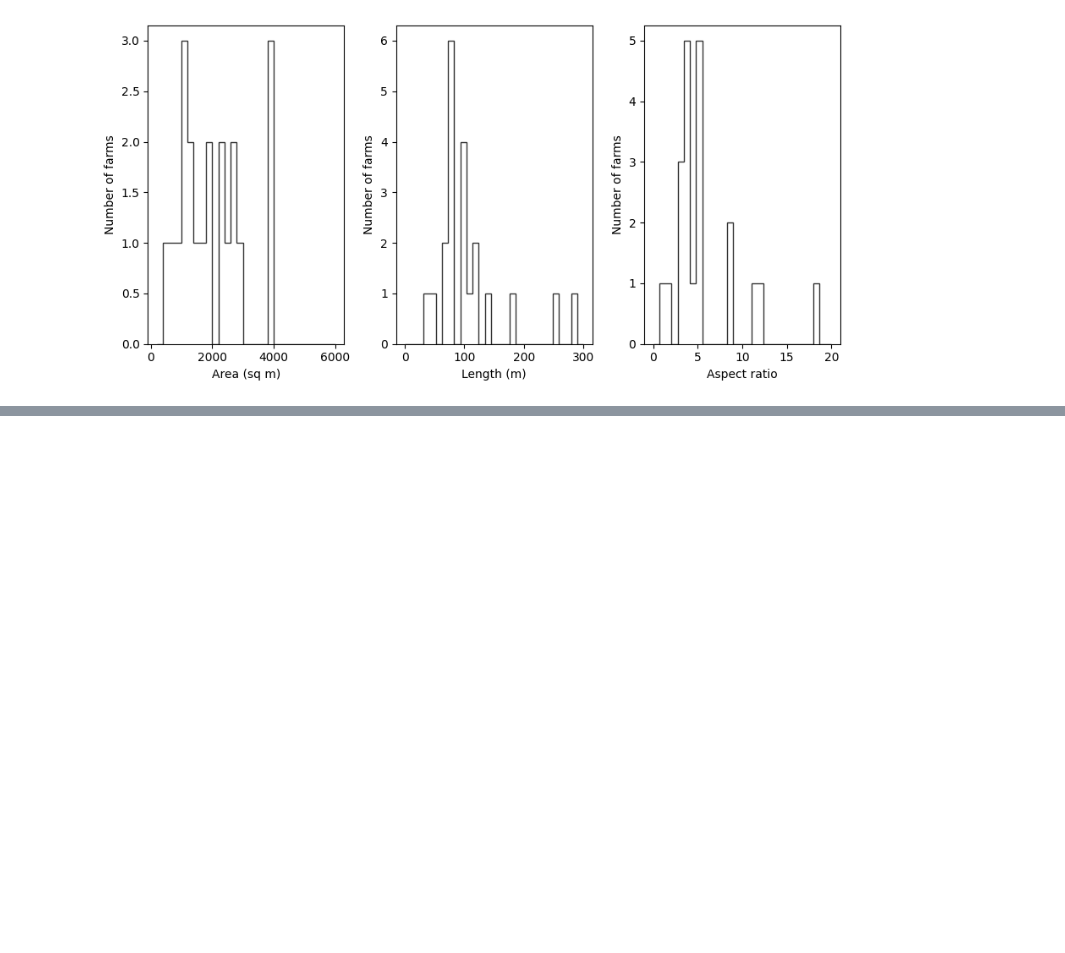
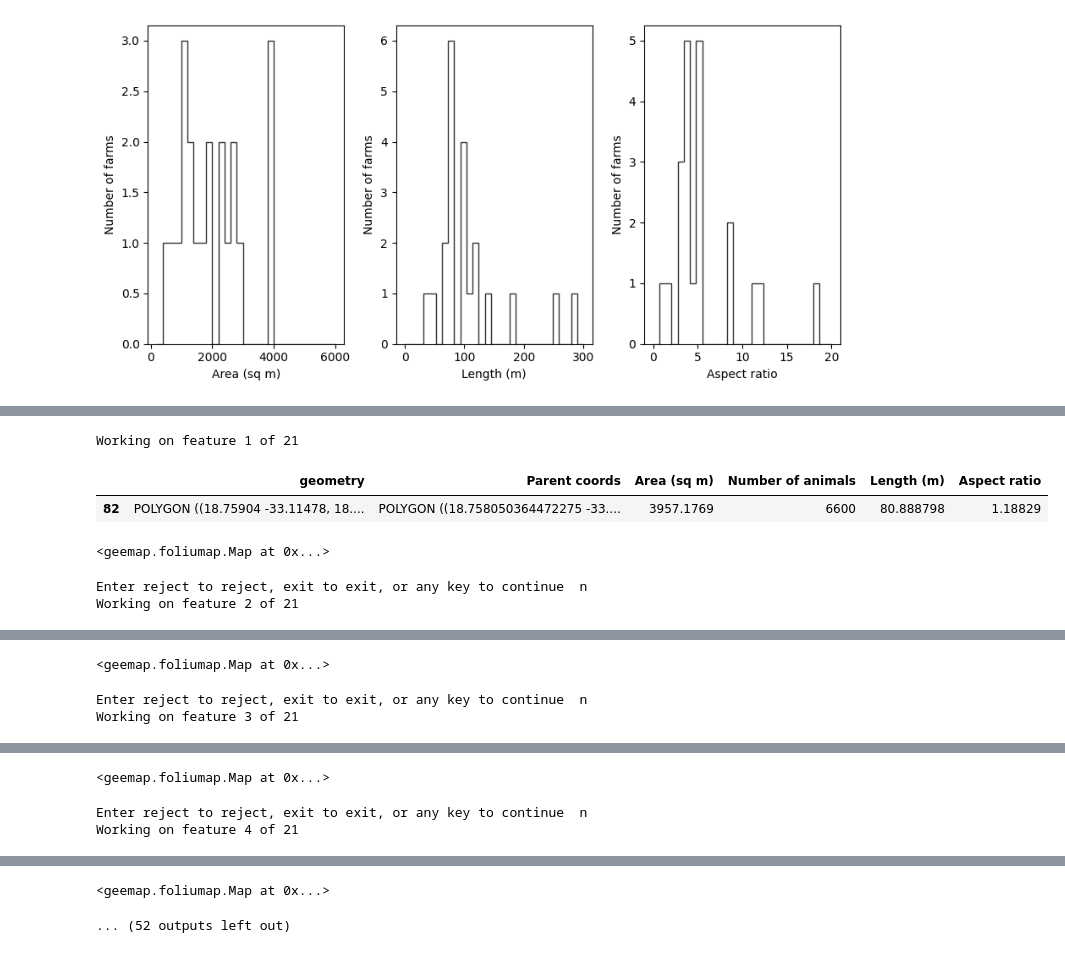
Before and after one commit to rachelemason/CAFO-AI, a Jupyter notebook: 4_SouthAfrica.ipynb, the cells around one changed output, grey strips where cells are left out. Drawn from its saved outputs; the diff is of its cells as text; code cells hidden in the pictures; blank space fills up the shorter version.

```diff
--- a/4_SouthAfrica.ipynb
+++ b/4_SouthAfrica.ipynb
@@ -197,0 +179,11 @@ plt.plot(max_farm_bldgs['Area (sq m)'], max_farm_bldgs["Aspect ratio"], "ko")
+# %%
+# Step through the farms on a map
+
+_ = explore.loop_over_buildings(max_farm_bldgs)
+# %% [output]
+Working on feature 1 of 21
+|  | geometry | Parent coords | Area (sq m) | Number of animals | Length (m) | Aspect ratio |
+| 82 | POLYGON ((18.75904 -33.11478, 18.... | POLYGON ((18.758050364472275 -33.... | 3957.1769 | 6600 | 80.888798 | 1.18829 |
+<geemap.foliumap.Map at 0x...>
+Enter reject to reject, exit to exit, or any key to continue  n
+Working on feature 2 of 21
@@ -197,0 +192,3 @@ plt.plot(max_farm_bldgs['Area (sq m)'], max_farm_bldgs["Aspect ratio"], "ko")
+<geemap.foliumap.Map at 0x...>
+Enter reject to reject, exit to exit, or any key to continue  n
+Working on feature 3 of 21
@@ -197,0 +197,3 @@ plt.plot(max_farm_bldgs['Area (sq m)'], max_farm_bldgs["Aspect ratio"], "ko")
+<geemap.foliumap.Map at 0x...>
+Enter reject to reject, exit to exit, or any key to continue  n
+Working on feature 4 of 21
@@ -197,0 +202,2 @@ plt.plot(max_farm_bldgs['Area (sq m)'], max_farm_bldgs["Aspect ratio"], "ko")
+<geemap.foliumap.Map at 0x...>
+... (52 outputs left out)
```
Also changed, not shown: parts of 8 cells of this notebook, 3 other files.
